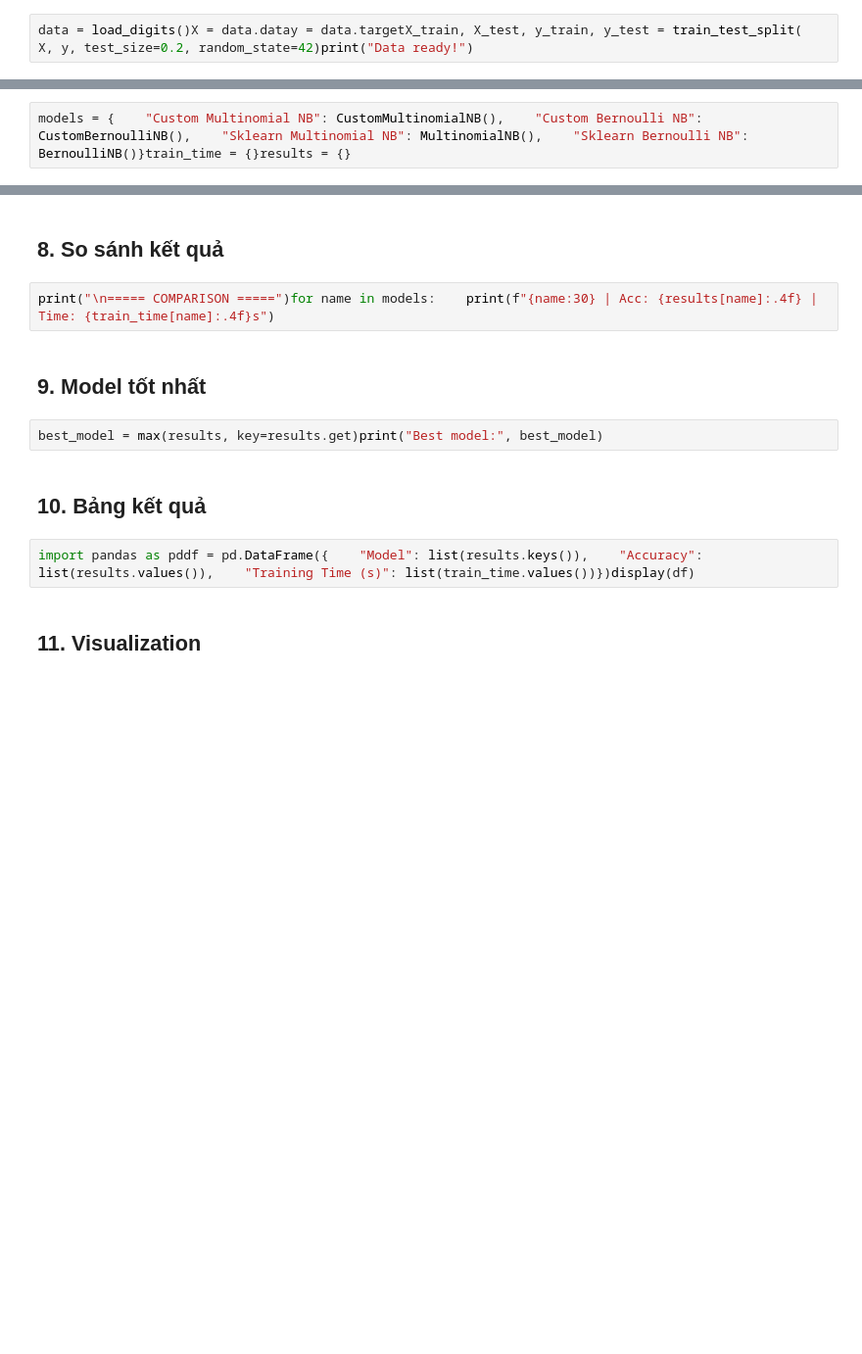
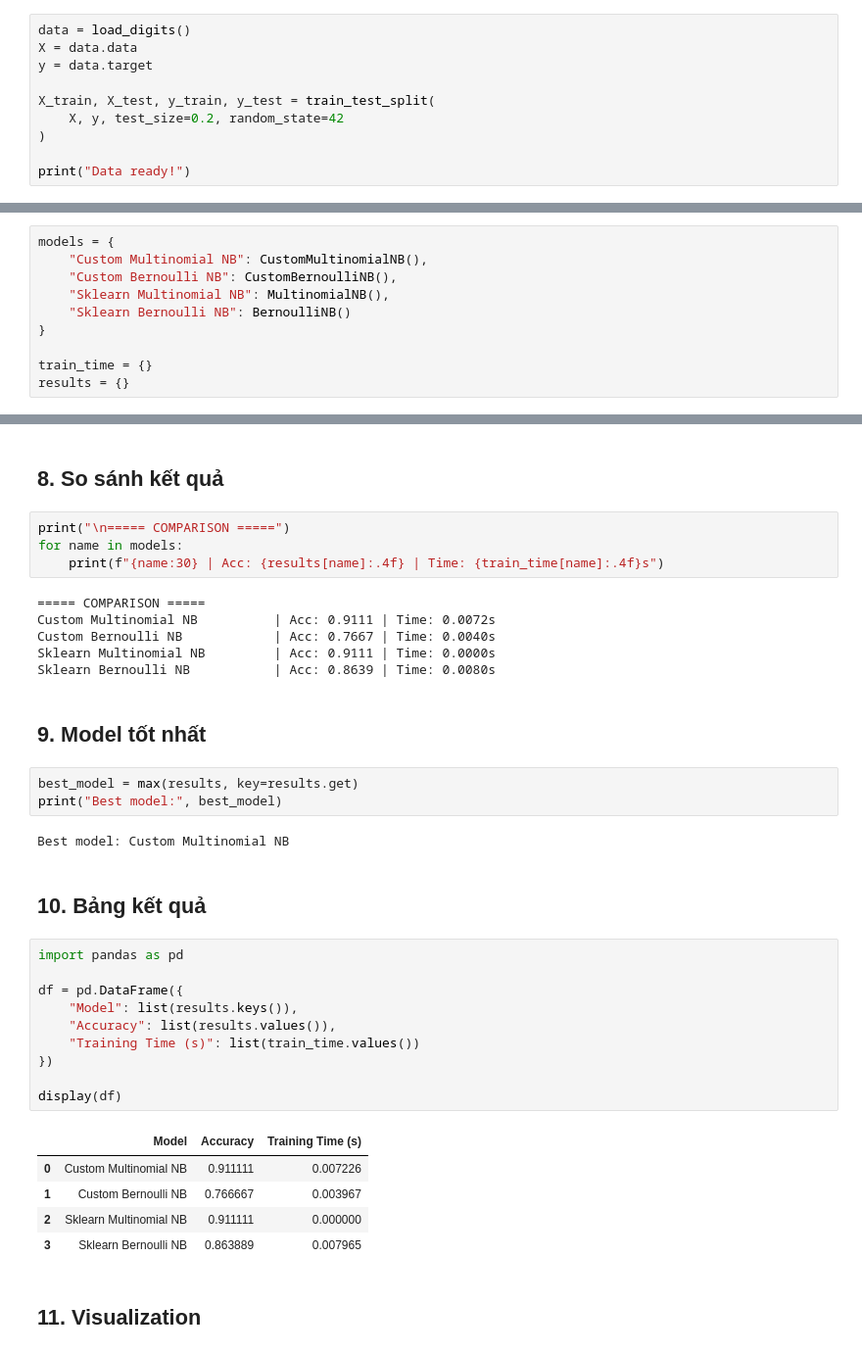
Before and after one commit to Harry5867/ML_Group6, a Jupyter notebook: Chapter2/notebooks/3.Naive_bayes_clean.ipynb, the cells around one changed output, grey strips where cells are left out. Shown at 98% size. Drawn from its saved outputs; the diff is of its cells as text; blank space fills up the shorter version.

```diff
--- a/Chapter2/notebooks/3.Naive_bayes_clean.ipynb
+++ b/Chapter2/notebooks/3.Naive_bayes_clean.ipynb
@@ -8,4 +14,12 @@ import numpy as npimport timefrom sklearn.datasets import load_digitsfrom sklear
 # %% [markdown]
 ## 2. Load và chia dữ liệu
 # %%
-data = load_digits()X = data.datay = data.targetX_train, X_test, y_train, y_test = train_test_split(    X, y, test_size=0.2, random_state=42)print("Data ready!")
+data = load_digits()
+X = data.data
+y = data.target
+
+X_train, X_test, y_train, y_test = train_test_split(
+    X, y, test_size=0.2, random_state=42
+)
+
+print("Data ready!")
@@ -20,7 +86,15 @@ class CustomBernoulliNB:    def __init__(self, alpha=1.0):        self.alpha = a
 # %% [markdown]
 ## 5. Khởi tạo model
 # %%
-models = {    "Custom Multinomial NB": CustomMultinomialNB(),    "Custom Bernoulli NB": CustomBernoulliNB(),    "Sklearn Multinomial NB": MultinomialNB(),    "Sklearn Bernoulli NB": BernoulliNB()}train_time = {}results = {}
+models = {
+    "Custom Multinomial NB": CustomMultinomialNB(),
+    "Custom Bernoulli NB": CustomBernoulliNB(),
+    "Sklearn Multinomial NB": MultinomialNB(),
+    "Sklearn Bernoulli NB": BernoulliNB()
+}
+
+train_time = {}
+results = {}
 # %% [markdown]
 ## 6. Train model
 # %%
@@ -32,15 +135,40 @@ for name, model in models.items():    y_pred = model.predict(X_test)    acc = np
 # %% [markdown]
 ## 8. So sánh kết quả
 # %%
-print("\n===== COMPARISON =====")for name in models:    print(f"{name:30} | Acc: {results[name]:.4f} | Time: {train_time[name]:.4f}s")
+print("\n===== COMPARISON =====")
+for name in models:
+    print(f"{name:30} | Acc: {results[name]:.4f} | Time: {train_time[name]:.4f}s")
+# %% [output]
+===== COMPARISON =====
+Custom Multinomial NB          | Acc: 0.9111 | Time: 0.0072s
+Custom Bernoulli NB            | Acc: 0.7667 | Time: 0.0040s
+Sklearn Multinomial NB         | Acc: 0.9111 | Time: 0.0000s
+Sklearn Bernoulli NB           | Acc: 0.8639 | Time: 0.0080s
 # %% [markdown]
 ## 9. Model tốt nhất
 # %%
-best_model = max(results, key=results.get)print("Best model:", best_model)
+best_model = max(results, key=results.get)
+print("Best model:", best_model)
+# %% [output]
+Best model: Custom Multinomial NB
 # %% [markdown]
 ## 10. Bảng kết quả
 # %%
-import pandas as pddf = pd.DataFrame({    "Model": list(results.keys()),    "Accuracy": list(results.values()),    "Training Time (s)": list(train_time.values())})display(df)
+import pandas as pd
+
+df = pd.DataFrame({
+    "Model": list(results.keys()),
+    "Accuracy": list(results.values()),
+    "Training Time (s)": list(train_time.values())
+})
+
+display(df)
+# %% [output]
+|  | Model | Accuracy | Training Time (s) |
+| 0 | Custom Multinomial NB | 0.911111 | 0.007226 |
+| 1 | Custom Bernoulli NB | 0.766667 | 0.003967 |
+| 2 | Sklearn Multinomial NB | 0.911111 | 0.000000 |
+| 3 | Sklearn Bernoulli NB | 0.863889 | 0.007965 |
 # %% [markdown]
 ## 11. Visualization
 # %%
```
Also changed, not shown: parts of 7 cells of this notebook, 2 other files.
